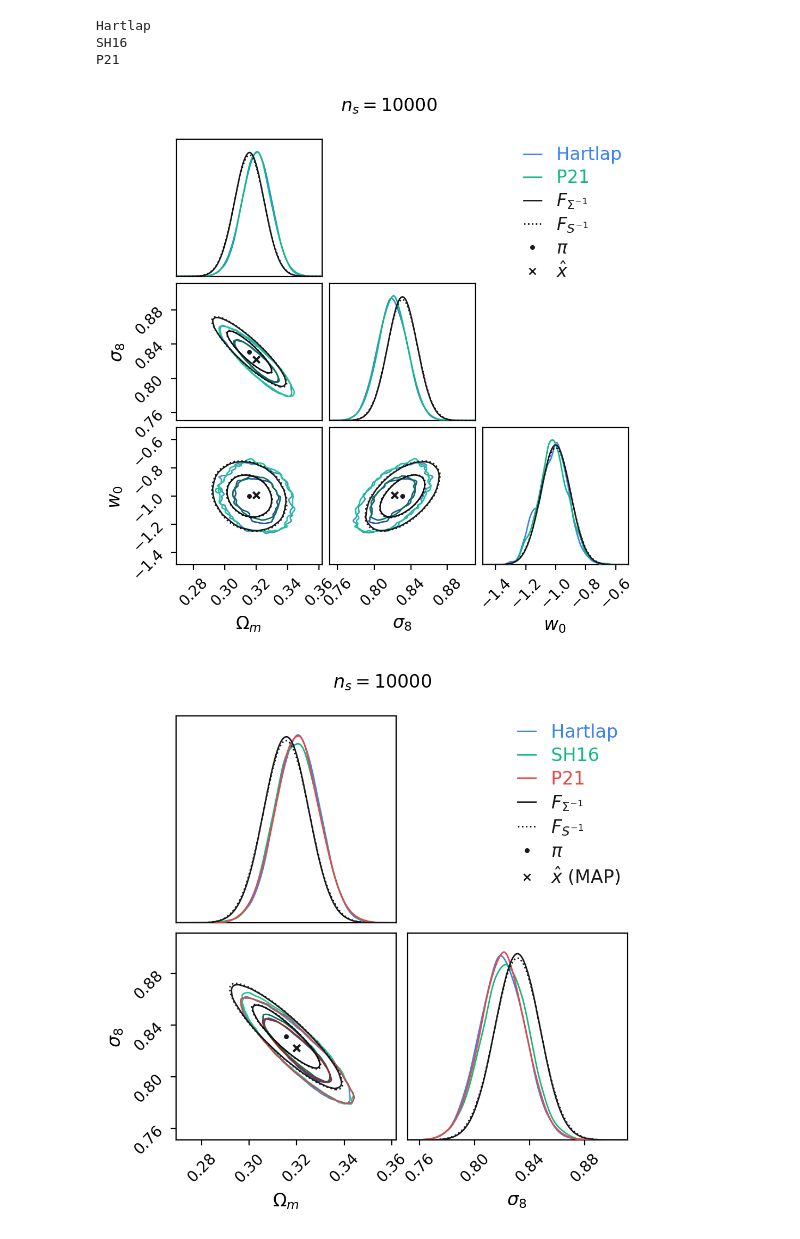
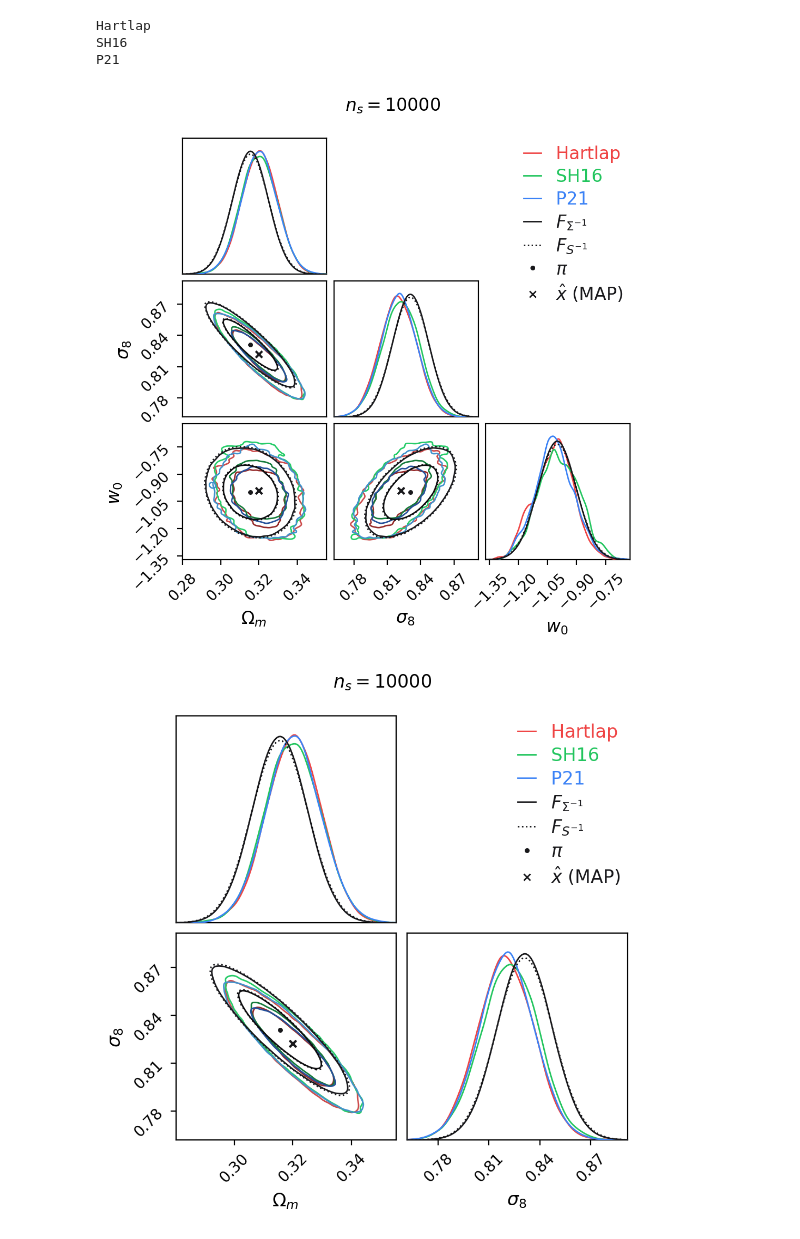
Before and after one commit to homerjed/frequentist_matching_priors, a Jupyter notebook: src/frequentist_matching_priors.ipynb, the cells around one changed output. Saved outputs shown, nothing was run; the diff lists cells and outputs as text; code cells hidden in the pictures.

```diff
--- a/src/frequentist_matching_priors.ipynb
+++ b/src/frequentist_matching_priors.ipynb
@@ -224,26 +211,12 @@ c = ChainConsumer()
 
 for i, (name, state) in enumerate(zip(names, all_states)):
 
-    # if name == "SH16" or name == "Hartlap":
-        # continue
-    if name == "SH16":
-        continue
-
     samples = state.position["pi"].block_until_ready()
     log_pdfs = state.logdensity
 
     posterior_df = make_df(samples[:, 0, :], log_pdfs[:, 0], param_names)
 
-    c.add_chain(
-        Chain(
-            samples=posterior_df,
-            name=name,
-            plot_cloud=False,
-            # plot_contour=False,
-            shade_alpha=0.,
-            # kde=1. if name == "Hartlap" else None
-        )
-    )
+    c.add_chain(Chain(samples=posterior_df, name=name, shade_alpha=0., color=colors[i]))
 
 c.add_chain(
     Chain.from_covariance(
@@ -255,70 +228,46 @@ c.add_chain(
         shade_alpha=0.
     )
 )
 
 c.add_chain(
     Chain.from_covariance(
         alpha,
         dodelson(n_sims, n_data) * Finv,
         columns=param_names,
         name=r"$F_{S^{-1}}$",
         color="k",
         shade_alpha=0.,
         linestyle=":"
     )
 )
 
 c.add_marker(
     location=dict(zip(param_names, np.asarray(alpha))), name=r"$\pi$", color="k"
 )
 c.add_marker(
-    location=dict(zip(param_names, np.asarray(mle_))), name=r"$\hat{x}$", color="k", marker_style="x"
+    location=dict(zip(param_names, np.asarray(mle_))), name=r"$\hat{x}$ (MAP)", color="k", marker_style="x"
 )
 
-k = 5
-c.set_plot_config(
-    PlotConfig(
-        extents=dict(
-            zip(
-                param_names,
-                [
-                    [
-                        alpha[p] - k * np.sqrt(np.diag(Finv))[p],
-                        alpha[p] + k * np.sqrt(np.diag(Finv))[p]
-                    ] for p in range(alpha.size)
-                ]
-            )
-        )
-    )
-)
 fig = c.plotter.plot()
 fig.set_dpi(200)
 fig.set_figwidth(5.)
 fig.set_figheight(5.)
 fig.suptitle(fr"$n_s={n_sims}$")
 plt.savefig("posteriors.png", bbox_inches="tight")
 plt.show()
 # %% [output]
-[figure, old version]
+[figure, new version]
 # %%
 c = ChainConsumer()
 
-for name, state in zip(names, all_states):
+for i, (name, state) in enumerate(zip(names, all_states)):
 
     samples = state.position["pi"].block_until_ready()
     log_pdfs = state.logdensity
 
-
     posterior_df = make_df(samples[:, 0, :2], log_pdfs[:, 0], param_names[:2])
 
-    c.add_chain(
-        Chain(
-            samples=posterior_df,
-            name=name,
-            plot_cloud=False,
-            shade_alpha=0.,
-        )
-    )
+    c.add_chain(Chain(samples=posterior_df, name=name, shade_alpha=0., color=colors[i]))
 
 c.add_chain(
     Chain.from_covariance(
@@ -346,22 +295,6 @@ c.add_chain(
 c.add_marker(location=dict(zip(param_names[:2], np.asarray(alpha)[:2])), name=r"$\pi$", color="k")
 c.add_marker(location=dict(zip(param_names[:2], np.asarray(mle_)[:2])), name=r"$\hat{x}$ (MAP)", color="k", marker_style="x")
 
-k = 5
-c.set_plot_config(
-    PlotConfig(
-        extents=dict(
-            zip(
-                param_names[:2],
-                [
-                    [
-                        alpha[p] - k * np.sqrt(np.diag(Finv))[p],
-                        alpha[p] + k * np.sqrt(np.diag(Finv))[p]
-                    ] for p in range(alpha.size - 1)
-                ]
-            )
-        )
-    )
-)
 fig = c.plotter.plot()
 fig.suptitle(fr"$n_s={n_sims}$")
 fig.set_dpi(200)
@@ -370,4 +303,4 @@ fig.set_figheight(5.)
 plt.savefig("posteriors_marginalised.png", bbox_inches="tight")
 plt.show()
 # %% [output]
-[figure, old version]
+[figure, new version]
```
Also changed, not shown: parts of 2 cells of this notebook, 4 other files.
